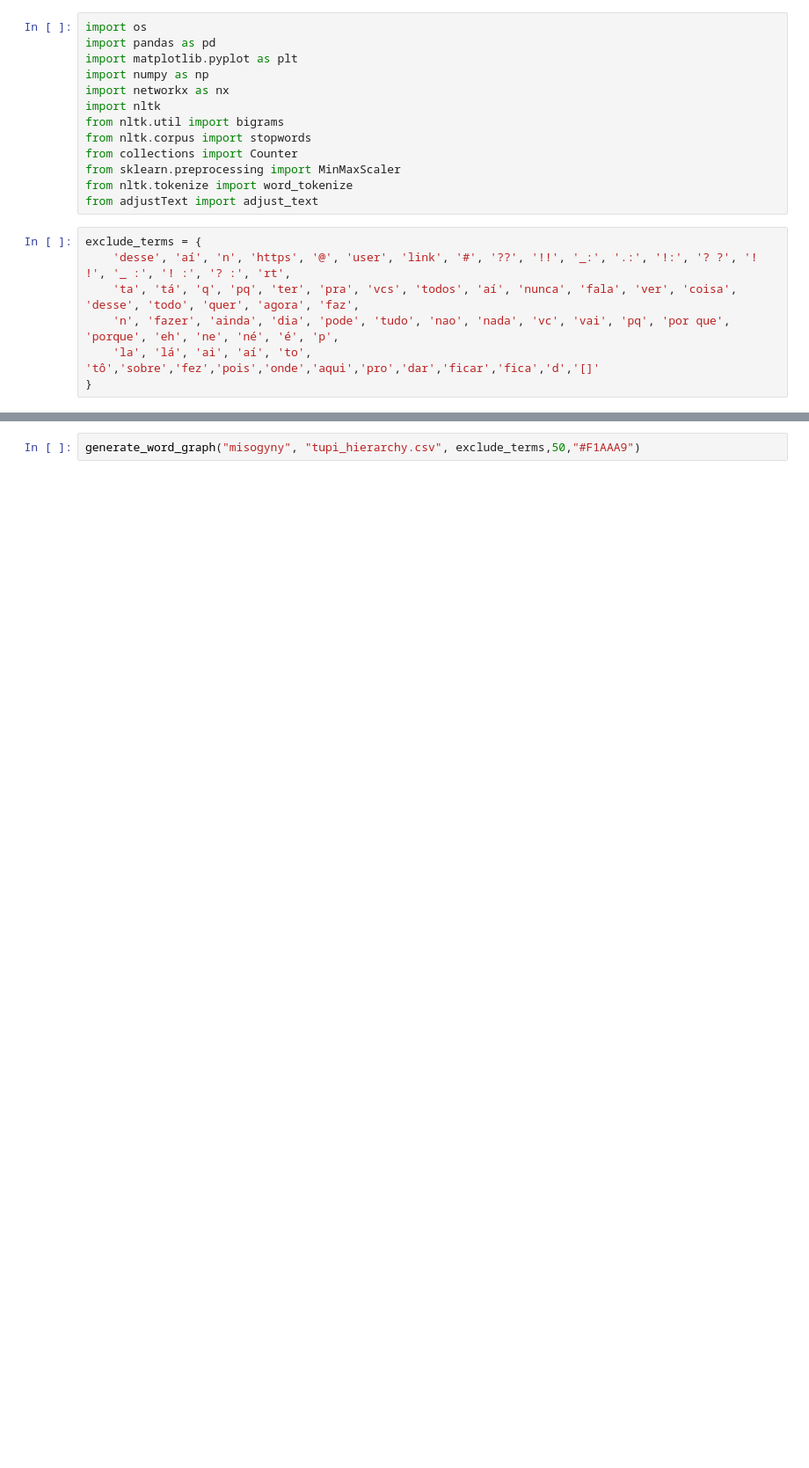
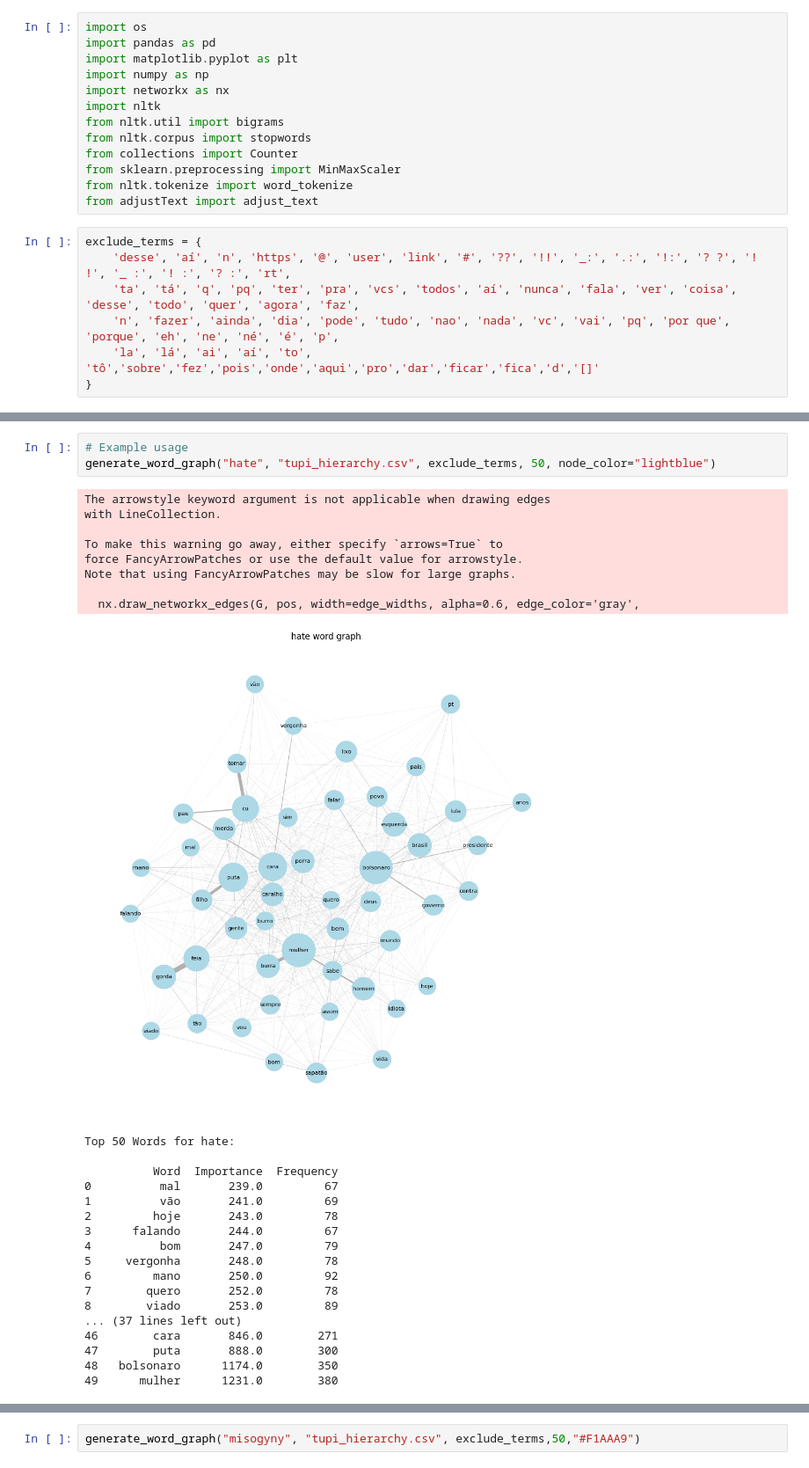
Before and after one commit to Silly-Machine/TuPy-Data-Engineering, a Jupyter notebook: notebooks/graphs2.ipynb, the cells around one changed output, grey strips where cells are left out. Shown at 88% size. Saved outputs shown, nothing was run; the diff lists cells and outputs as text; blank space fills up the shorter version.

```diff
--- a/notebooks/graphs2.ipynb
+++ b/notebooks/graphs2.ipynb
@@ -219,3 +131,33 @@ def generate_word_graph(category, csv_file_name, exclude_terms=set(), num_top_wo
+# %%
+# Example usage
+generate_word_graph("hate", "tupi_hierarchy.csv", exclude_terms, 50, node_color="lightblue")
+# %% [output]
+The arrowstyle keyword argument is not applicable when drawing edges
+with LineCollection.
+
+To make this warning go away, either specify `arrows=True` to
+force FancyArrowPatches or use the default value for arrowstyle.
+Note that using FancyArrowPatches may be slow for large graphs.
+
+  nx.draw_networkx_edges(G, pos, width=edge_widths, alpha=0.6, edge_color='gray',
+[figure, added]
+Top 50 Words for hate:
+
+          Word  Importance  Frequency
+0          mal       239.0         67
+1          vão       241.0         69
+2         hoje       243.0         78
+3      falando       244.0         67
+4          bom       247.0         79
+5     vergonha       248.0         78
+6         mano       250.0         92
+7        quero       252.0         78
+8        viado       253.0         89
+... (37 lines left out)
+46        cara       846.0        271
+47        puta       888.0        300
+48   bolsonaro      1174.0        350
+49      mulher      1231.0        380
 # %%
 # Example usage:
 generate_word_graph("hate", "tupi_hierarchy.csv", exclude_terms,50,"#FDD870")
```
Also changed, not shown: parts of 6 cells of this notebook, 8 other files.
